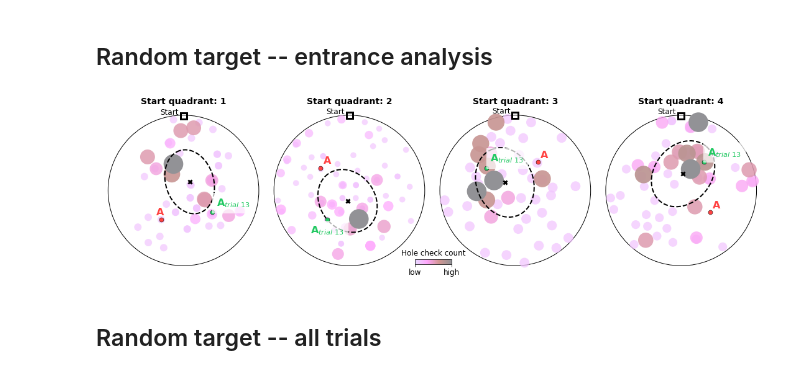
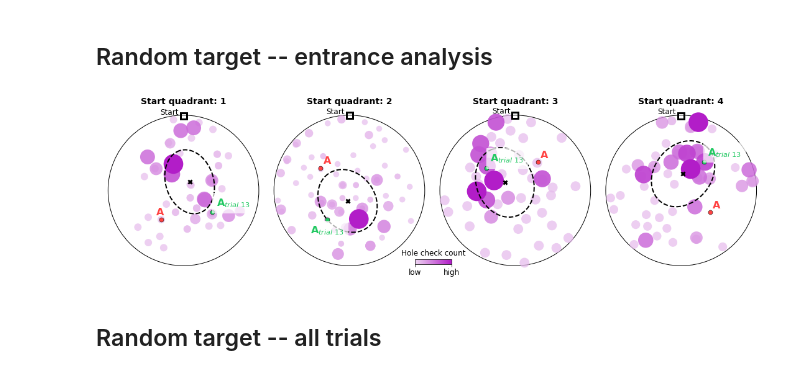
Before and after one commit to neuro-physics/mouse-cogmap, a Jupyter notebook: fig_paper_active_sensing_spatial_distribution.ipynb, the cells around one changed output. Drawn from its saved outputs; the diff is of its cells as text; code cells hidden in the pictures.

```diff
--- a/fig_paper_active_sensing_spatial_distribution.ipynb
+++ b/fig_paper_active_sensing_spatial_distribution.ipynb
@@ -858,7 +908,7 @@ r_un_ft,r_count_ft,r_mean_ft,r_cov_ft,r_disp_ft,r_eigdir_ft = misc.unpack_list_o
 show_panel_labels = False
 is_dark_bg        = False
 get_color         = lambda c_is_dark,c_not_dark: c_is_dark if is_dark_bg else c_not_dark
-cmap_name         = pltt.get_cmap_plasma_inv_lum() #'plasma'
+cmap_name         = pltt.get_gradient(None,'purple2') #pltt.get_cmap_plasma_inv_lum() #'plasma'
 point_size        = 1e3
 color_bg_dark     = 'k'#plt.get_cmap(cmap_name)(numpy.linspace(0,1,100))[0]
 color_red         = numpy.array((255, 66, 66,255))/255
@@ -870,34 +920,34 @@ alpha_alt_target  = 0.35
 fig,ax=plt.subplots(nrows=1,ncols=4,figsize=(22,8))
 fig.patch.set_facecolor(get_color('k','w'))
 
 default_panel_param = dict(panel_label_args=None,target1_label_args=None,is_dark_bg=is_dark_bg,cmap_name=cmap_name,point_size=point_size,color_bg_dark='#000000',cmap_start_fraction=0.15)
 plot_args_panel_ft_startloc1 = pltt._get_kwargs(dict(scatter_args=dict(min_alpha=0.65),show_start=True,panel_label='Start quadrant: %g'%all_trials_ft_startloc[0][1].start_quadrant,target1_label='A',color_target1=color_red,alpha_target1=1.0,target2_label="A$_{trial\\ %s}$"%trials_temp[0][0].trial,color_target2=color_green,alpha_target2=1.0,target2_label_args=dict(va='bottom',ha='left'  ,pad=(3,3) ,backgroundcolor=get_color((0,0,0,0),(1,1,1,0.7))  ),target1_label_args=dict(ha='right')),**default_panel_param)
 plot_args_panel_ft_startloc2 = pltt._get_kwargs(dict(scatter_args=dict(min_alpha=0.65),show_start=True,panel_label='Start quadrant: %g'%all_trials_ft_startloc[1][1].start_quadrant,target1_label='A',color_target1=color_red,alpha_target1=1.0,target2_label="A$_{trial\\ %s}$"%trials_temp[1][0].trial,color_target2=color_green,alpha_target2=1.0,target2_label_args=dict(va='top'   ,ha='center',pad=(0,-4),backgroundcolor=get_color((0,0,0,0),(1,1,1,0.7))  )),**default_panel_param)
 plot_args_panel_ft_startloc3 = pltt._get_kwargs(dict(scatter_args=dict(min_alpha=0.65),show_start=True,panel_label='Start quadrant: %g'%all_trials_ft_startloc[2][1].start_quadrant,target1_label='A',color_target1=color_red,alpha_target1=1.0,target2_label="A$_{trial\\ %s}$"%trials_temp[2][0].trial,color_target2=color_green,alpha_target2=1.0,target2_label_args=dict(va='bottom',ha='left'  ,pad=(3,3) ,backgroundcolor=get_color((0,0,0,0),(1,1,1,0.7))  )),**default_panel_param)
 plot_args_panel_ft_startloc4 = pltt._get_kwargs(dict(scatter_args=dict(min_alpha=0.65),show_start=True,panel_label='Start quadrant: %g'%all_trials_ft_startloc[3][1].start_quadrant,target1_label='A',color_target1=color_red,alpha_target1=1.0,target2_label="A$_{trial\\ %s}$"%trials_temp[3][0].trial,color_target2=color_green,alpha_target2=1.0,target2_label_args=dict(va='bottom',ha='left'  ,pad=(3,3) ,backgroundcolor=get_color((0,0,0,0),(1,1,1,0.7))  )),**default_panel_param)
 pltt._plot_hole_check_spatial_distribution(all_trials_ft_startloc[0][0], r_un_ft[0], r_count_ft[0], all_trials_ft_startloc[0][0].r_target, r_mean_ft[0], r_eigdir_ft[0], r_disp_ft[0], ax=ax[0], r_target2=r_target_prev[0], **plot_args_panel_ft_startloc1)
 pltt._plot_hole_check_spatial_distribution(all_trials_ft_startloc[1][0], r_un_ft[1], r_count_ft[1], all_trials_ft_startloc[1][0].r_target, r_mean_ft[1], r_eigdir_ft[1], r_disp_ft[1], ax=ax[1], r_target2=r_target_prev[1], **plot_args_panel_ft_startloc2)
 pltt._plot_hole_check_spatial_distribution(all_trials_ft_startloc[2][0], r_un_ft[2], r_count_ft[2], all_trials_ft_startloc[2][0].r_target, r_mean_ft[2], r_eigdir_ft[2], r_disp_ft[2], ax=ax[2], r_target2=r_target_prev[2], **plot_args_panel_ft_startloc3)
 pltt._plot_hole_check_spatial_distribution(all_trials_ft_startloc[3][0], r_un_ft[3], r_count_ft[3], all_trials_ft_startloc[3][0].r_target, r_mean_ft[3], r_eigdir_ft[3], r_disp_ft[3], ax=ax[3], r_target2=r_target_prev[3], **plot_args_panel_ft_startloc4)
 
 
 ax  = pltt.tight_arena_panels(ax,set_axis_off=True,adjust_title_position=False)
 cax = pltt._add_colorbar(ax[1],cmap_name,w_fraction_of_ax=0.22,h_fraction_of_ax=0.03,p0=(1.14,0.1),minmax_tick_labels=('low','high'),orientation='horizontal',title='Hole check count',titleArgs=dict(color=get_color('w','k'),fontsize=12),ticklabelsArgs=dict(color=get_color('w','k')))
 
 if show_panel_labels:
     panel_labels = 'abcd'
     for a,lbl in zip(ax,list(panel_labels)):
         a.text(a.get_xlim()[0],a.get_ylim()[1],lbl+'.',ha='left',va='top',fontsize=30,fontweight='bold',color=get_color('w','k'))
 
 if save_output_figures:
     trial_number = all_trials_ft_startloc[0][0].trial
     dark_label   = 'dark' if is_dark_bg else 'white'
     plt.savefig(  f'{output_dir}/distribution_hole_check_random_trial{trial_number}_{time_delay_after_food:g}s_{dark_label}.png',format='png',dpi=300,facecolor=get_color((0,0,0,1),(1,1,1,1)),bbox_inches='tight')
 
 
 plt.show()
 # %% [output]
-[figure, old version]
+[figure, new version]
 # %% [markdown]
 ## Random target -- all trials
 # %%
```
Also changed, not shown: parts of 5 cells of this notebook, 5 other files.
